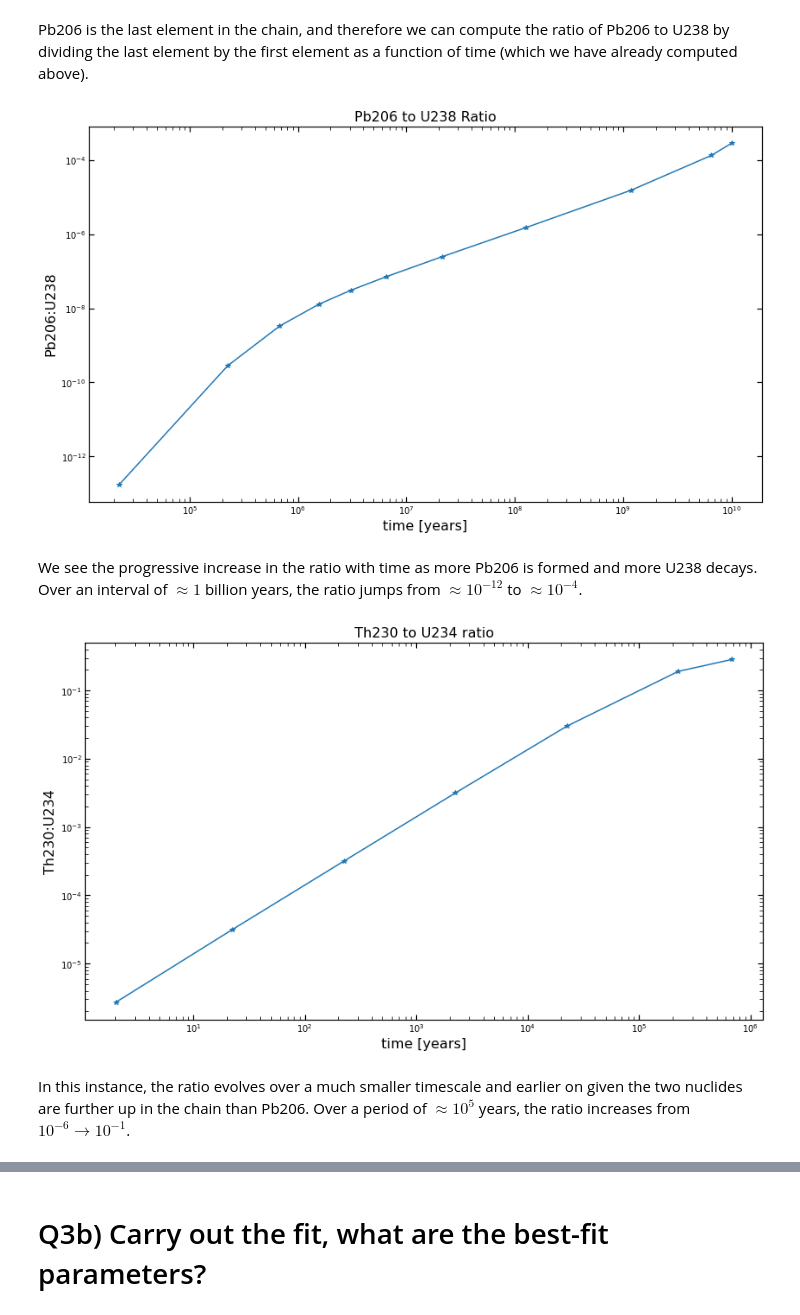
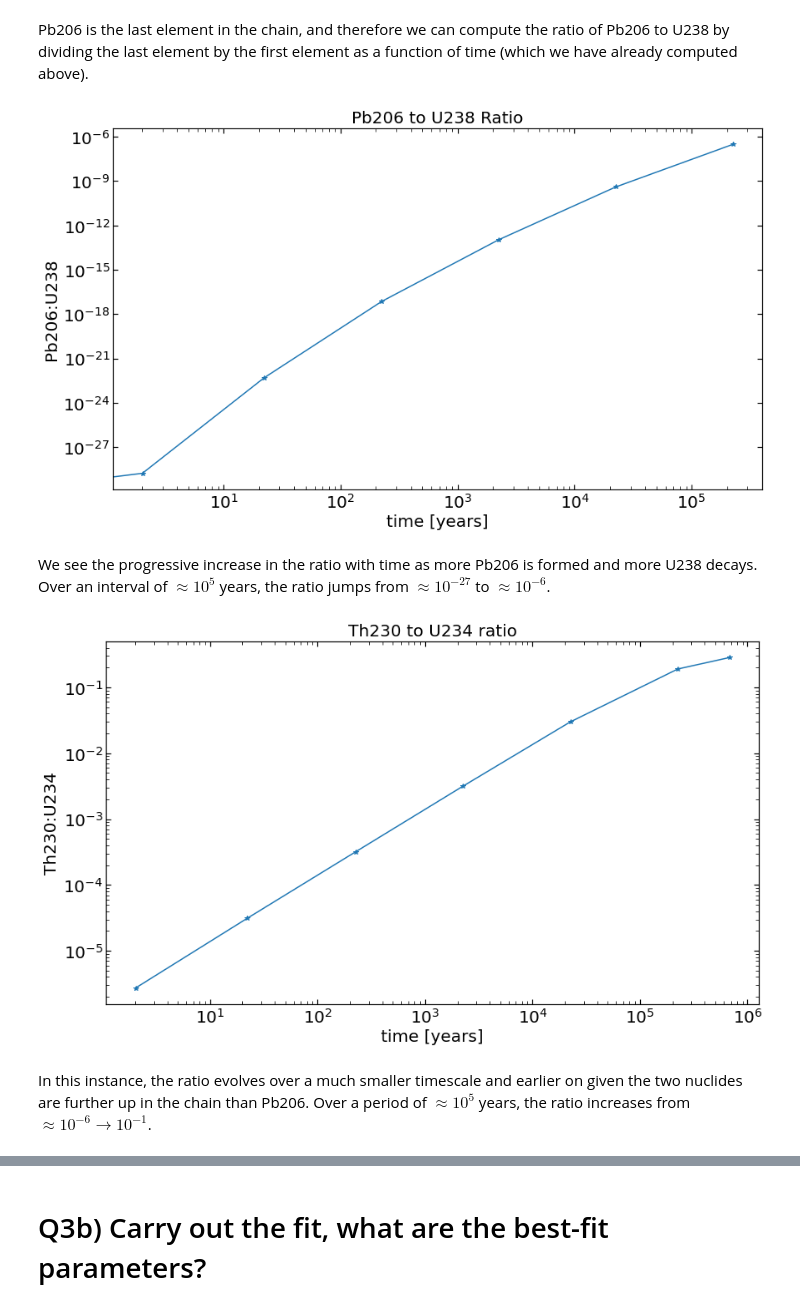
Before and after one commit to kenj19/PHYS512, a Jupyter notebook: PS3/ps3.ipynb, the cells around one changed output, grey strips where cells are left out. Drawn from its saved outputs; the diff is of its cells as text; code cells hidden in the pictures.

```diff
--- a/PS3/ps3.ipynb
+++ b/PS3/ps3.ipynb
@@ -55,23 +56 @@ def rk4_stepd(fun,x,y,h):
-# %%
-def rk4_stepd(fun,x,y,h):
-    # one full step
-    k1=fun(x,y)
-    k2=fun(x+h/2,y+h*k1/2)
-    k3=fun(x+h/2,y+h*k2/2)
-    k4=fun(x+h,y+h*k3)
-    dy=h*(k1+2*k2+2*k3+k4)/6
-    fstep=y+dy
-    # two half-steps
-    k2_1=fun(x+h/4,y+h*k1/4)
-    k3_1=fun(x+h/4,y+h*k2_1/4)
-    k4_1=fun(x+h/2,y+h*k3_1/2)
-    dy_1=h*(k1+2*k2_1+2*k3_1+k4_1)/12
-    hstep1=y+dy_1
-    k1_2=fun(x+h/2, hstep1)
-    k2_2=fun(x+3*h/4,hstep1+h*k1_2/4)
-    k3_2=fun(x+3*h/4,hstep1+h*k2_2/4)
-    k4_2=fun(x+h,hstep1+h*k3_2/2)
-    dy_2=h*(k1_2+2*k2_2+2*k3_2+k4_2)/12
-    hstep2=hstep1+dy_2
-    return hstep2 +(hstep2-fstep)/15
 # %%
@@ -98,8 +106,8 @@ from scipy import integrate
 # %%
 # Make list with half-lives of different nuclides (in years)
 
-half_lives = [4.468e9, 24.10/365, 6.70/ 24 /365, 245500, 75380, 1600, 38235/365, 3.10/60/24/365, 26.8/60/24/365,
-             19.9/60/24/365, 164.3*1e-6 /60/60/24/365, 22.3, 5015, 138.376/365]
+half_lives = [4.468e9, 24.10/365, 6.70/ 24 /365, 245500, 75380, 1600, 3.8235/365, 3.10/60/24/365, 26.8/60/24/365,
+             19.9/60/24/365, 164.3*1e-6 /60/60/24/365, 22.3, 5.015, 138.376/365]
 
 # Define function for the decay of a multiple nuclides
 
@@ -142,33 +153,40 @@ ax.set_title('U238 decay', fontsize=16);
 # %% [markdown]
 Pb206 is the last element in the chain, and therefore we can compute the ratio of Pb206 to U238 by dividing the last element by the first element as a function of time (which we have already computed above).
 # %%
-Pb206 = ans_stiff.y[-1,:]
-U238 = ans_stiff.y[0,:]
+Pb206 = ans_stiff.y[-1]
+U238 = ans_stiff.y[0]
 
 fig, ax = plt.subplots(figsize=[14, 8])
-ax.plot(ans_stiff.t[5:], (Pb206/U238)[5:], '*-')
-ax.set_ylabel('Pb206:U238', fontsize=16)
-ax.set_xlabel('time [years]', fontsize=16)
-ax.set_title('Pb206 to U238 Ratio', fontsize=16)
+ax.plot(ans_stiff.t[:7], (Pb206/U238)[:7], '*-')
+#ax.set_xlim(1e5,ans_stiff.t[-1])
+ax.set_ylabel('Pb206:U238', fontsize=20)
+ax.set_xlabel('time [years]', fontsize=20)
+ax.set_title('Pb206 to U238 Ratio', fontsize=20)
 ax.set_yscale('log')
-ax.set_xscale('log');
+ax.set_xscale('log')
+ax.tick_params(axis="x", labelsize=20)
+ax.tick_params(axis="y", labelsize=20)
+fig.savefig('Pb206_to_U238.jpeg');
 # %% [output]
-[figure, old version]
+[figure, new version]
 # %% [markdown]
-We see the progressive increase in the ratio with time as more Pb206 is formed and more U238 decays. Over an interval of $\approx 1$ billion years, the ratio jumps from $\approx 10^{-12}$ to $\approx 10^{-4}$.
+We see the progressive increase in the ratio with time as more Pb206 is formed and more U238 decays. Over an interval of $\approx 10^5$ years, the ratio jumps from $\approx 10^{-27}$ to $\approx 10^{-6}$.
 # %%
 Th230 = ans_stiff.y[4,:]
 U234 = ans_stiff.y[3,:]
 
 fig, ax = plt.subplots(figsize=[14, 8])
 ax.plot(ans_stiff.t[:8], (Th230/U234)[:8], '*-')
-ax.set_ylabel('Th230:U234', fontsize=16)
-ax.set_xlabel('time [years]', fontsize=16)
-ax.set_title('Th230 to U234 ratio', fontsize=16)
+ax.set_ylabel('Th230:U234', fontsize=20)
+ax.set_xlabel('time [years]', fontsize=20)
+ax.set_title('Th230 to U234 ratio', fontsize=20)
 ax.set_yscale('log')
-ax.set_xscale('log');
+ax.tick_params(axis="x", labelsize=20)
+ax.tick_params(axis="y", labelsize=20)
+ax.set_xscale('log')
+fig.savefig('Th230_to_U234.jpeg');
 # %% [output]
-[figure, old version]
+[figure, new version]
 # %% [markdown]
-In this instance, the ratio evolves over a much smaller timescale and earlier on given the two nuclides are further up in the chain than Pb206. Over a period of $\approx 10^5$ years, the ratio increases from $10^{-6} \rightarrow 10^{-1}$.
+In this instance, the ratio evolves over a much smaller timescale and earlier on given the two nuclides are further up in the chain than Pb206. Over a period of $\approx 10^5$ years, the ratio increases from $\approx10^{-6} \rightarrow 10^{-1}$.
 # %% [markdown]
```
Also changed, not shown: parts of 18 cells of this notebook, 1 other file.
